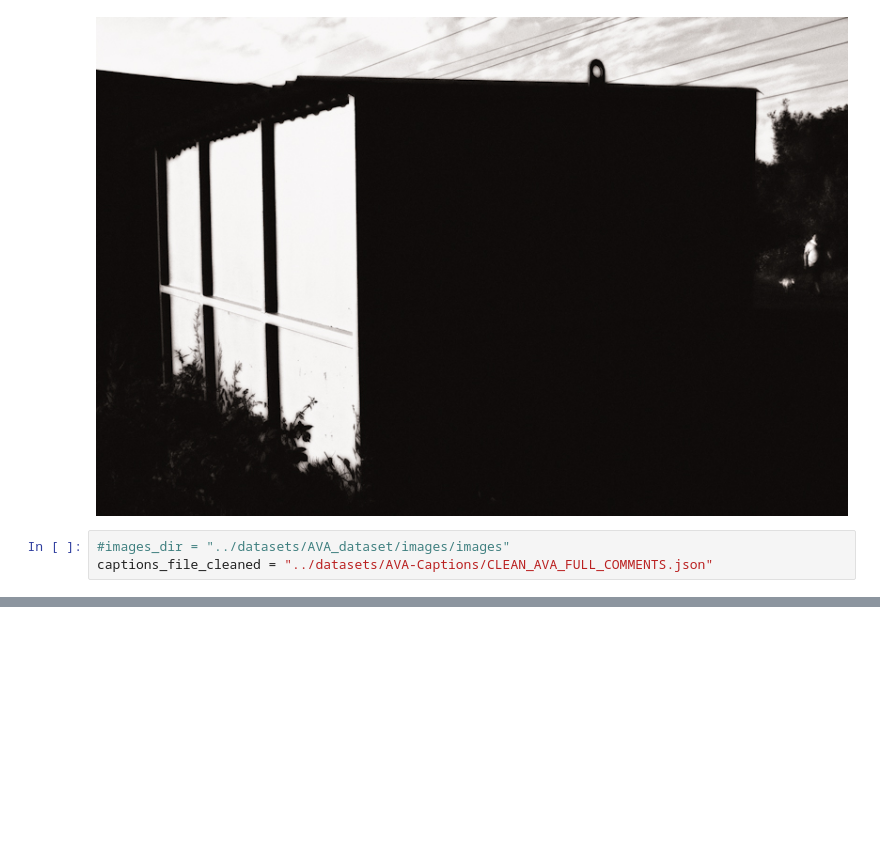
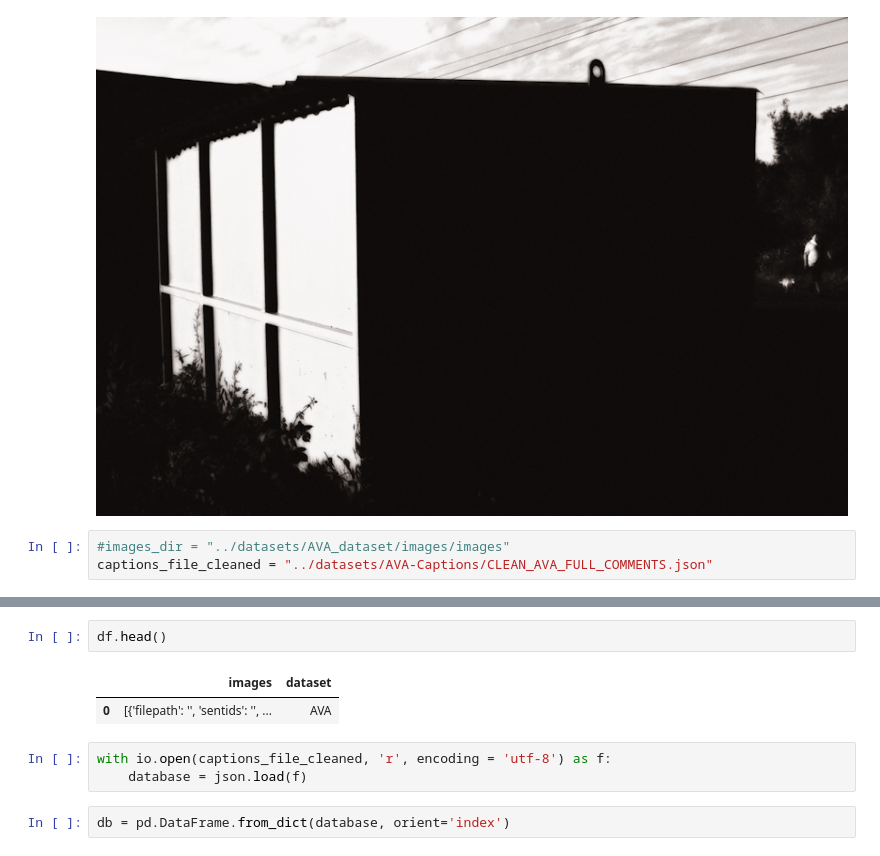
Before and after one commit to keenansamway/COSC576-Project, a Jupyter notebook: CNN-LSTM/data_analysis.ipynb, the cells around one changed output, grey strips where cells are left out. Drawn from its saved outputs; the diff is of its cells as text; blank space fills up the shorter version.

```diff
--- a/CNN-LSTM/data_analysis.ipynb
+++ b/CNN-LSTM/data_analysis.ipynb
@@ -46,0 +45,10 @@ ValueError: Expected object or value
+# %%
+df.head()
+# %% [output]
+|  | images | dataset |
+| 0 | [{'filepath': '', 'sentids': '', ... | AVA |
+# %%
+with io.open(captions_file_cleaned, 'r', encoding = 'utf-8') as f:
+    database = json.load(f)
+# %%
+db = pd.DataFrame.from_dict(database, orient='index')
```
Also changed, not shown: parts of 7 cells of this notebook.
